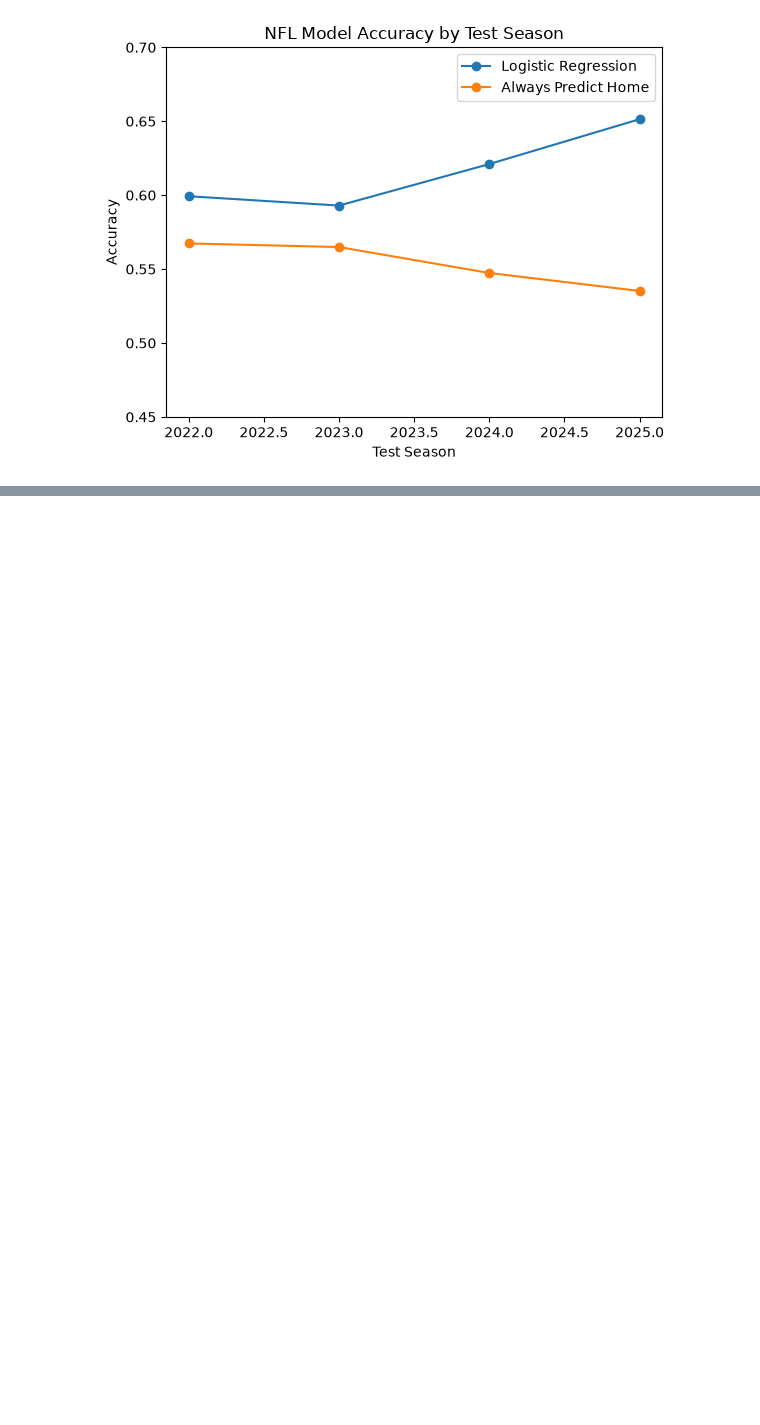
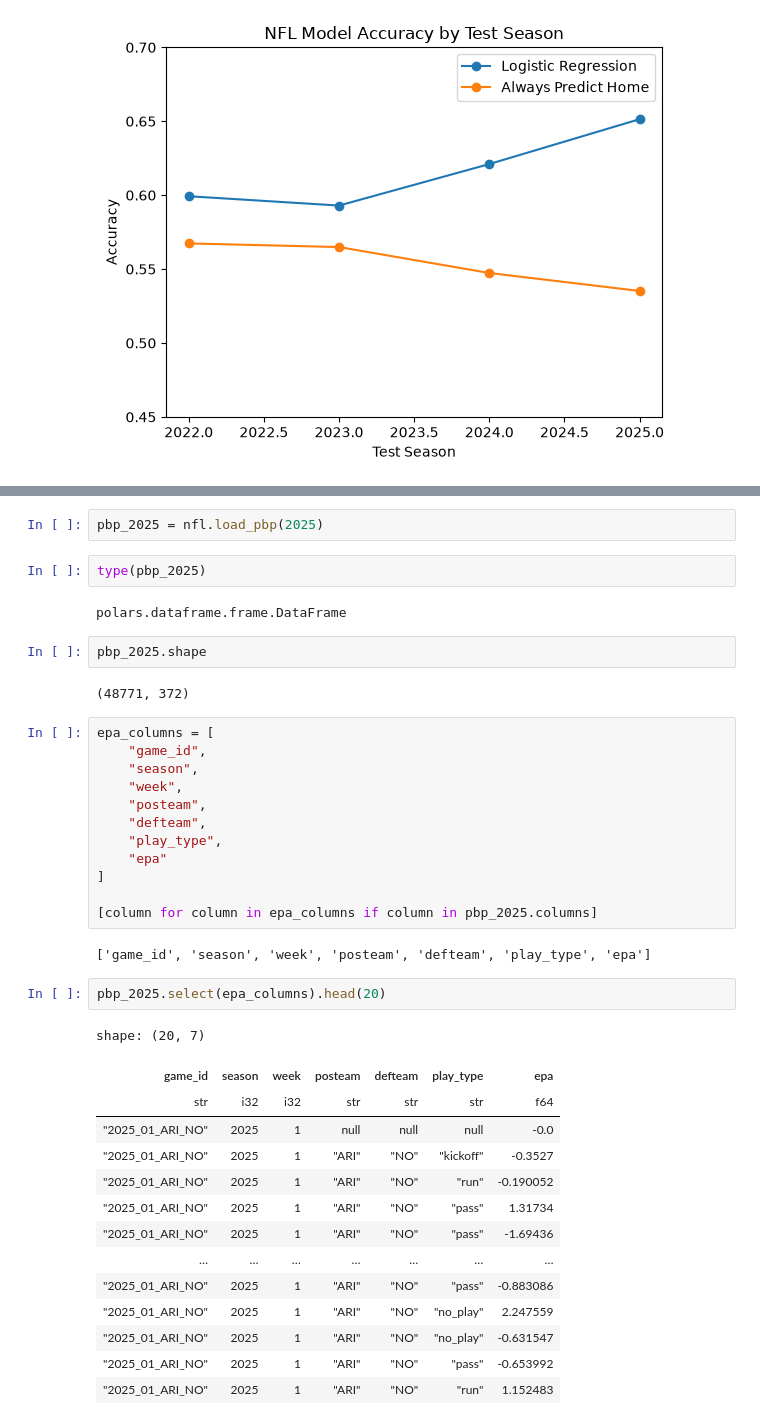
Before and after one commit to GarnetFisherman/nfl-game-prediction, a Jupyter notebook: notebooks/01_explore_nfl_data.ipynb, the cells around one changed output, grey strips where cells are left out. Cells and saved outputs as stored; diff of their text form; blank space fills up the shorter version.

```diff
--- a/notebooks/01_explore_nfl_data.ipynb
+++ b/notebooks/01_explore_nfl_data.ipynb
@@ -1234,0 +1419,41 @@ plt.show()
+# %%
+pbp_2025 = nfl.load_pbp(2025)
+# %%
+type(pbp_2025)
+# %% [output]
+polars.dataframe.frame.DataFrame
+# %%
+pbp_2025.shape
+# %% [output]
+(48771, 372)
+# %%
+epa_columns = [
+    "game_id",
+    "season",
+    "week",
+    "posteam",
+    "defteam",
+    "play_type",
+    "epa"
+]
+
+[column for column in epa_columns if column in pbp_2025.columns]
+# %% [output]
+['game_id', 'season', 'week', 'posteam', 'defteam', 'play_type', 'epa']
+# %%
+pbp_2025.select(epa_columns).head(20)
+# %% [output]
+shape: (20, 7)
+| game_id | season | week | posteam | defteam | play_type | epa |
+| str | i32 | i32 | str | str | str | f64 |
+| "2025_01_ARI_NO" | 2025 | 1 | null | null | null | -0.0 |
+| "2025_01_ARI_NO" | 2025 | 1 | "ARI" | "NO" | "kickoff" | -0.3527 |
+| "2025_01_ARI_NO" | 2025 | 1 | "ARI" | "NO" | "run" | -0.190052 |
+| "2025_01_ARI_NO" | 2025 | 1 | "ARI" | "NO" | "pass" | 1.31734 |
+| "2025_01_ARI_NO" | 2025 | 1 | "ARI" | "NO" | "pass" | -1.69436 |
+| … | … | … | … | … | … | … |
+| "2025_01_ARI_NO" | 2025 | 1 | "ARI" | "NO" | "pass" | -0.883086 |
+| "2025_01_ARI_NO" | 2025 | 1 | "ARI" | "NO" | "no_play" | 2.247559 |
+| "2025_01_ARI_NO" | 2025 | 1 | "ARI" | "NO" | "no_play" | -0.631547 |
+| "2025_01_ARI_NO" | 2025 | 1 | "ARI" | "NO" | "pass" | -0.653992 |
+| "2025_01_ARI_NO" | 2025 | 1 | "ARI" | "NO" | "run" | 1.152483 |
```
Also changed, not shown: parts of 65 cells of this notebook.
